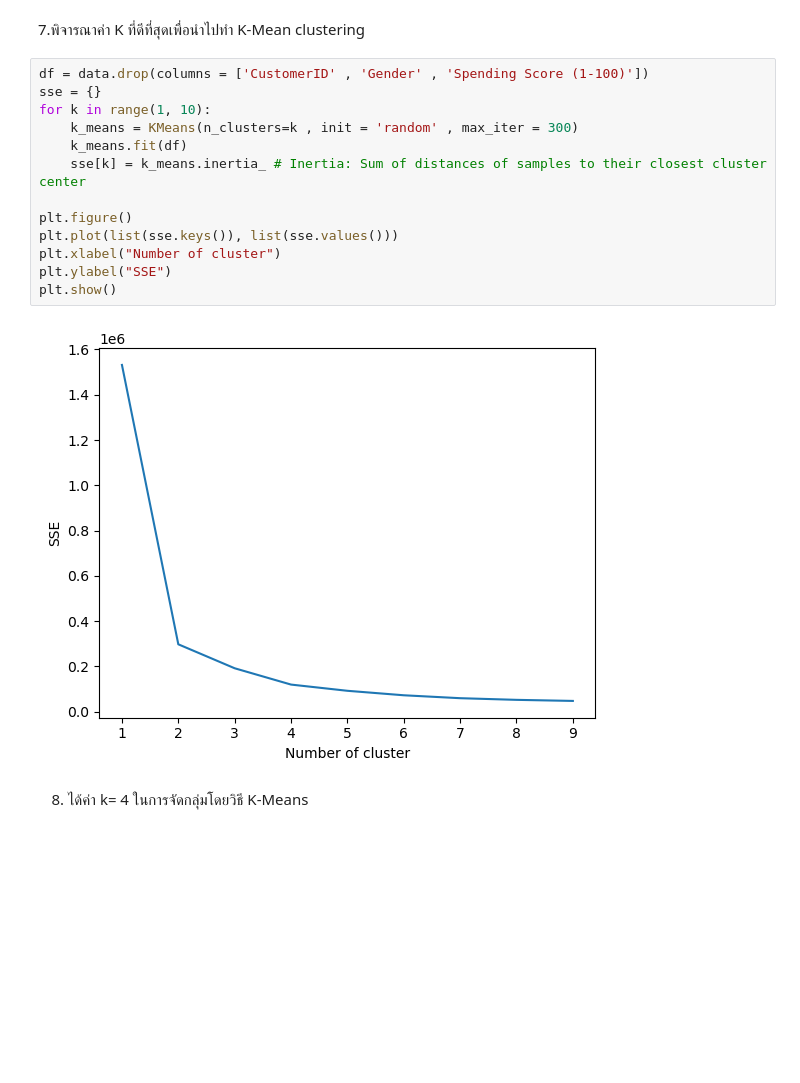
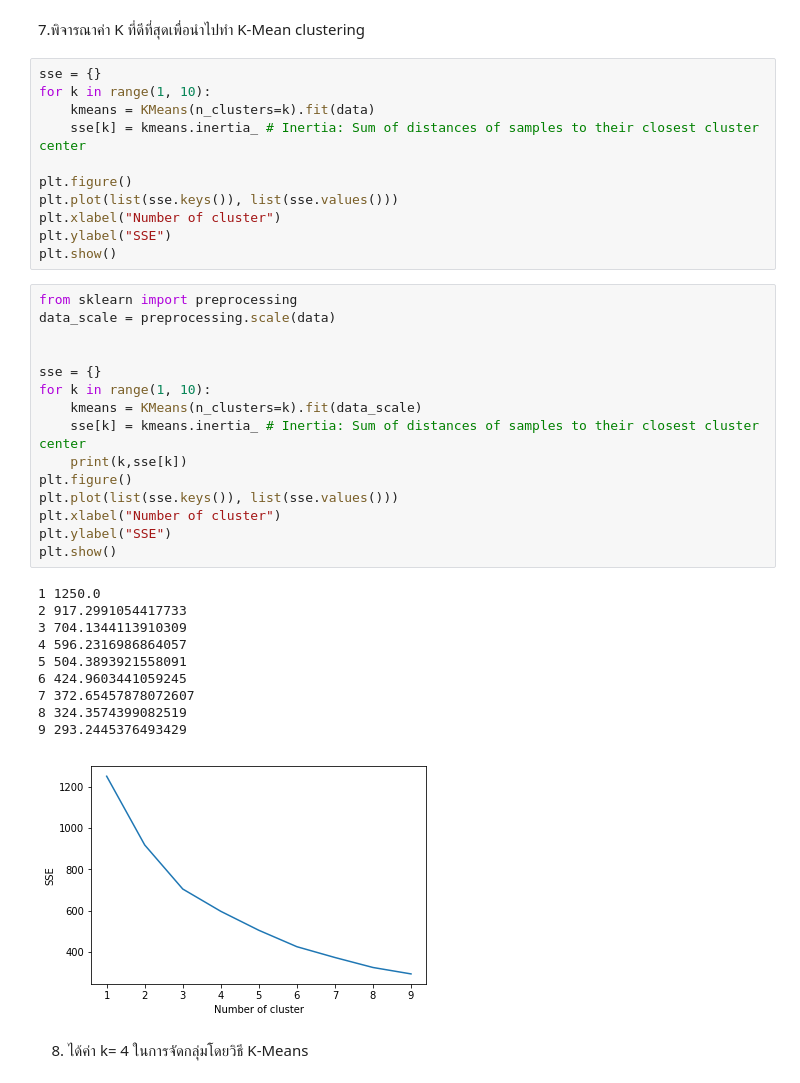
Before and after one commit to Destinyz123/DA, a Jupyter notebook: Quiz-K-Means-8-Mar-2023.ipynb, the cells around one changed output. Drawn from its saved outputs; the diff is of its cells as text; blank space fills up the shorter version.

```diff
--- a/Quiz-K-Means-8-Mar-2023.ipynb
+++ b/Quiz-K-Means-8-Mar-2023.ipynb
@@ -82,19 +108,41 @@ print(data)
 # %% [markdown]
 7.พิจารณาค่า K ที่ดีที่สุดเพื่อนำไปทำ K-Mean clustering
 # %%
-df = data.drop(columns = ['CustomerID' , 'Gender' , 'Spending Score (1-100)'])
 sse = {}
 for k in range(1, 10):
-    k_means = KMeans(n_clusters=k , init = 'random' , max_iter = 300)
-    k_means.fit(df)
-    sse[k] = k_means.inertia_ # Inertia: Sum of distances of samples to their closest cluster center
+    kmeans = KMeans(n_clusters=k).fit(data)
+    sse[k] = kmeans.inertia_ # Inertia: Sum of distances of samples to their closest cluster center
 
 plt.figure()
 plt.plot(list(sse.keys()), list(sse.values()))
 plt.xlabel("Number of cluster")
 plt.ylabel("SSE")
 plt.show()
-# %% [output]
-[figure, removed]
+# %%
+from sklearn import preprocessing
+data_scale = preprocessing.scale(data)
+
+
+sse = {}
+for k in range(1, 10):
+    kmeans = KMeans(n_clusters=k).fit(data_scale)
+    sse[k] = kmeans.inertia_ # Inertia: Sum of distances of samples to their closest cluster center
+    print(k,sse[k])
+plt.figure()
+plt.plot(list(sse.keys()), list(sse.values()))
+plt.xlabel("Number of cluster")
+plt.ylabel("SSE")
+plt.show()
+# %% [output]
+1 1250.0
+2 917.2991054417733
+3 704.1344113910309
+4 596.2316986864057
+5 504.3893921558091
+6 424.9603441059245
+7 372.65457878072607
+8 324.3574399082519
+9 293.2445376493429
+[figure, added]
 # %% [markdown]
 8. ได้ค่า k= 4 ในการจัดกลุ่มโดยวิธี K-Means
```
Also changed, not shown: parts of 11 cells of this notebook.
